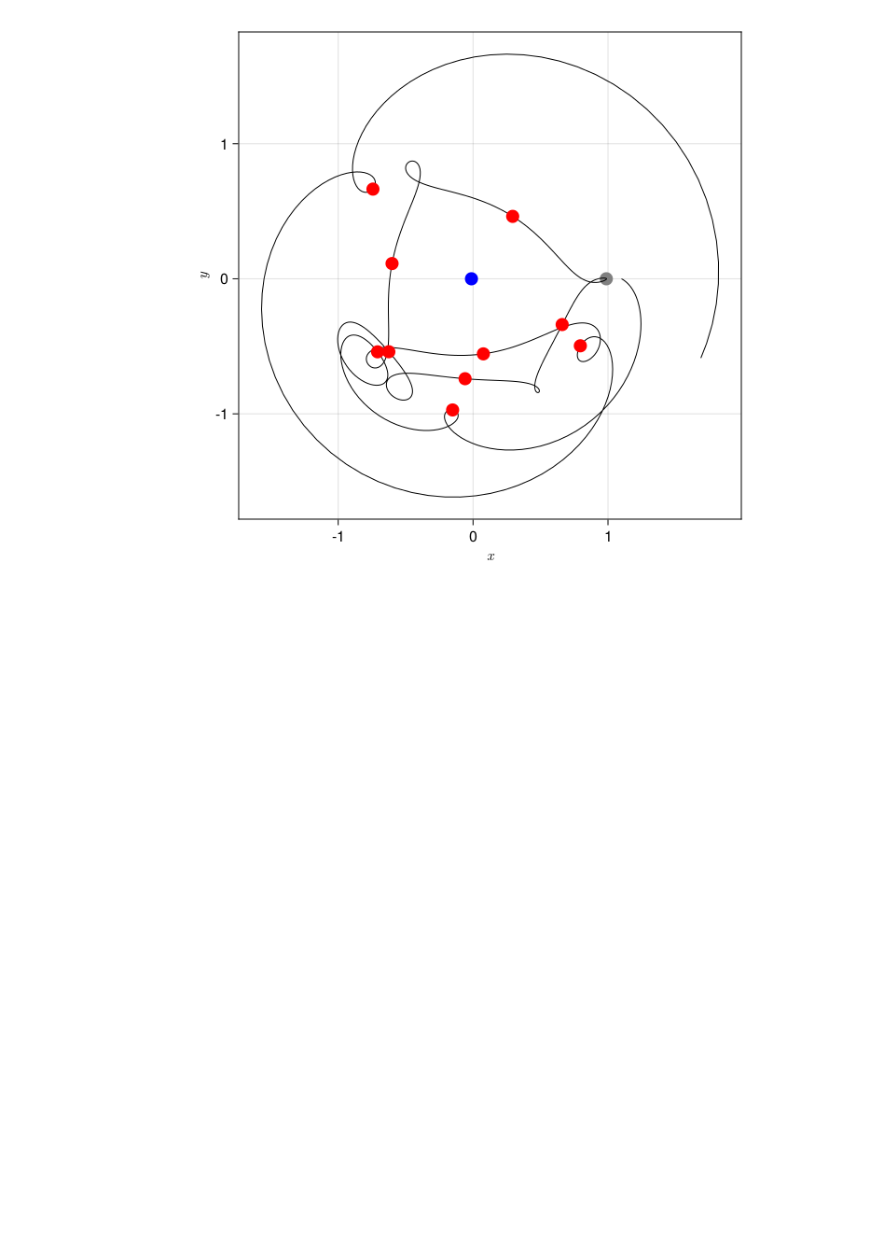
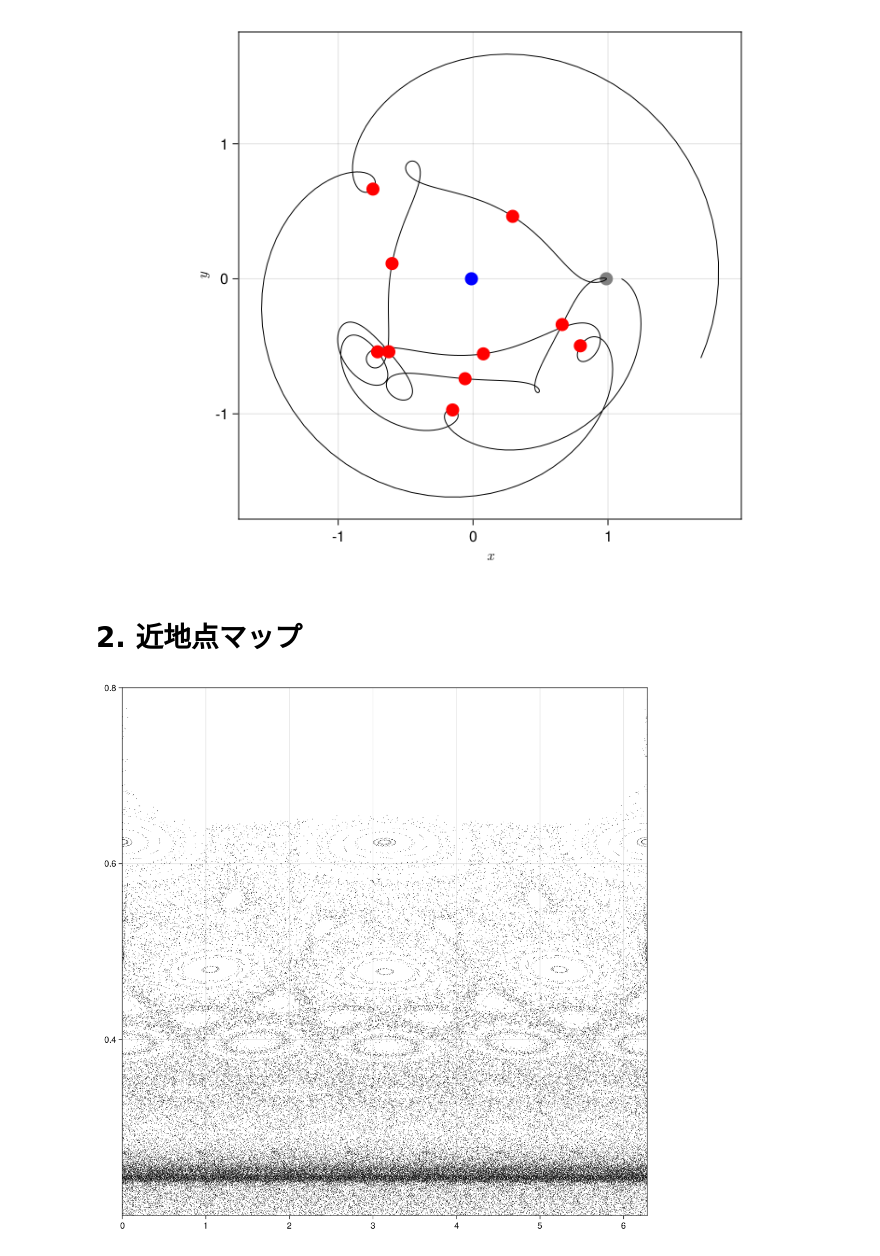
Before and after one commit to naoyaozaki/CRTBP.jl, a Jupyter notebook: work/periapsis_map_simpler.ipynb, the cells around one changed output. Cells and saved outputs as stored; diff of their text form; code cells hidden in the pictures; blank space fills up the shorter version.

```diff
--- a/work/periapsis_map_simpler.ipynb
+++ b/work/periapsis_map_simpler.ipynb
@@ -136,3 +146,5 @@ ax.aspect = DataAspect()
 fig
 # %% [output]
 [figure]
+# %% [markdown]
+# 2. 近地点マップ
@@ -138,0 +211,25 @@ fig
+# %%
+# Makieによる結果の描画
+using CairoMakie
+
+fig = Figure(; resolution=(1024, 1024))
+ax = Axis(fig[1, 1])
+
+for n = 1:num_trj
+    x_all = hcat(sim[n].u...)'
+    x_all = x_all[2:end-1, :] # 初期値と終端値を取り除く
+
+    # θと軌道長半径の計算
+    θ = atan.(x_all[:, 2], x_all[:, 1] .+ μ)
+    r_1 = sqrt.((x_all[:, 1] .+ μ) .^ 2 + x_all[:, 2] .^ 2)
+    v_1_sq = (x_all[:, 3] - x_all[:, 2]) .^ 2 + (x_all[:, 4] + x_all[:, 1] .+ μ) .^ 2
+    a = 1.0 ./ (2.0 ./ r_1 - v_1_sq ./ (1.0 - μ))
+
+    scatter!(mod2pi.(θ), a, color=:black, markersize=1.5)
+end
+
+xlims!(0.0, 2.0pi)
+ylims!(0.2, 0.8)
+fig
+# %% [output]
+[figure, added]
```
Also changed, not shown: parts of 4 cells of this notebook, 1 other file.
